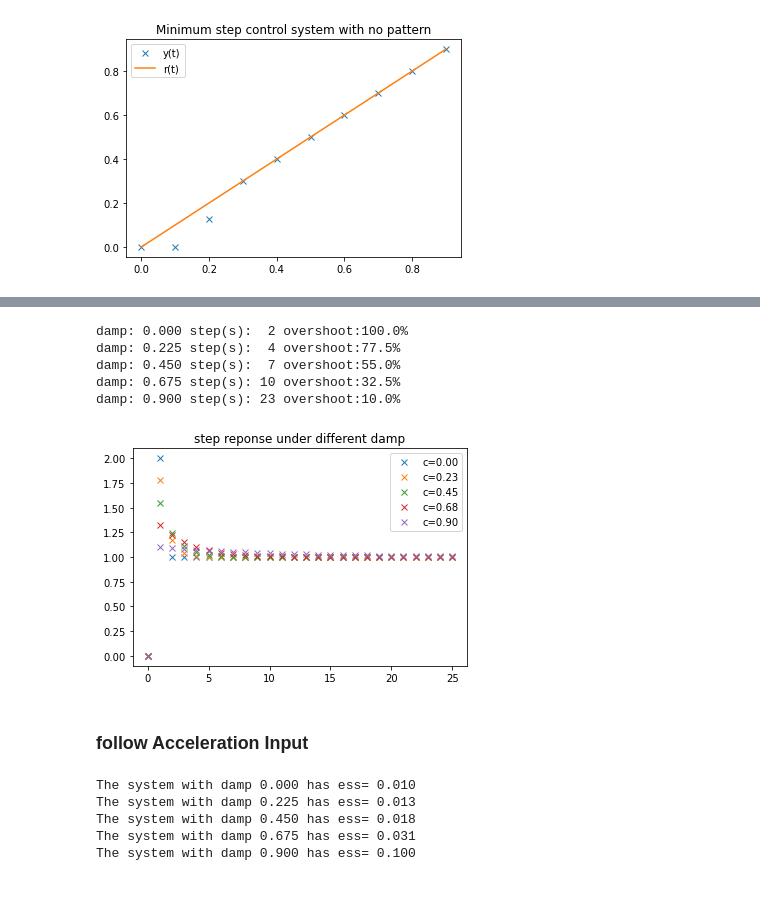
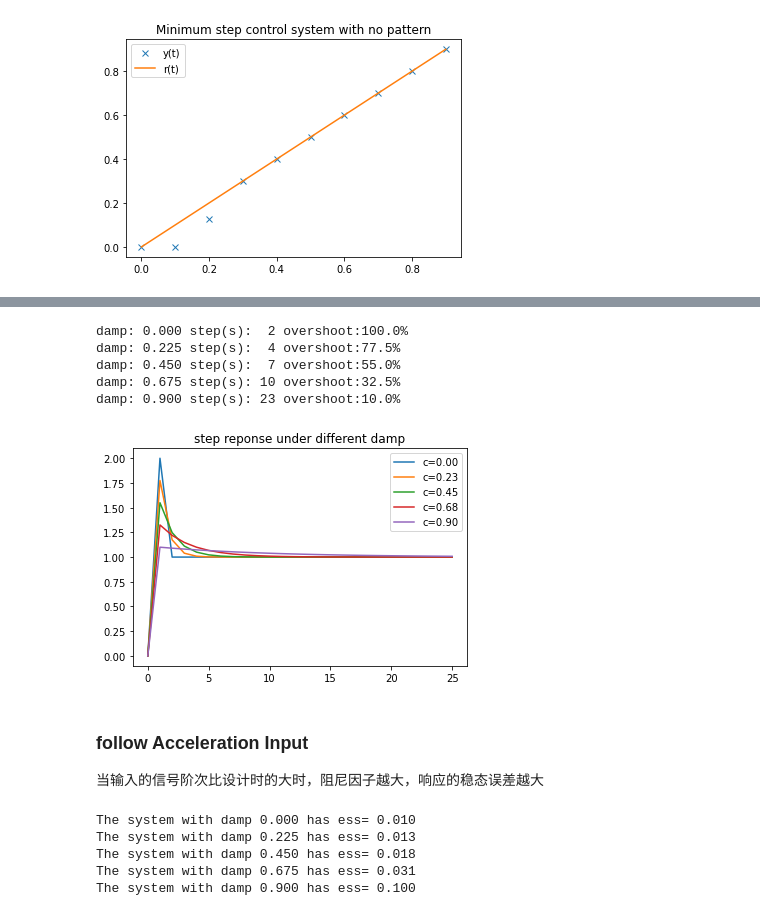
Before and after one commit to xsro/university-learning-code, a Jupyter notebook: 6计算机控制/3最小拍控制系统/MinimumStepControl.ipynb, the cells around one changed output, grey strips where cells are left out. Saved outputs shown, nothing was run; the diff lists cells and outputs as text; code cells hidden in the pictures.

```diff
--- a/6计算机控制/3最小拍控制系统/MinimumStepControl.ipynb
+++ b/6计算机控制/3最小拍控制系统/MinimumStepControl.ipynb
@@ -127,7 +132,7 @@ for c in np.linspace(0,0.9,5):
     WB=WB_addDamp(c)
     t,y=co.forced_response(WB,t,U=r)
     e=r-y
-    plt.plot(t,y,'x',label="c={:.2f}".format(c))
+    plt.plot(t,y,'x-',label="c={:.2f}".format(c))
     for i in range(1,len(e)-1):
         if e[i] <0.01:
             print("damp: %.3f step(s):%3d\tmax error:%-.3f" % (c,i,max(e)))
@@ -147,26 +155,28 @@ damp: 0.900 step(s): 23 max error:0.100
 # %%
 plt.figure()
 for c in np.linspace(0,0.9,5):
     WB=WB_addDamp(c)
     t,y=co.step_response(WB)
     e=1-y
-    plt.plot(t,y,'x',label="c={:.2f}".format(c))
+    plt.plot(t,y,'-',label="c={:.2f}".format(c))
     overshoot=max(y-1)/1
     for i in range(1,len(e)-1):
         if abs(y[i]-1) < 0.01:
             print("damp: %.3f step(s):%3d overshoot:%-3.1f%%" % (c,i,overshoot*100))
             break
 plt.title("step reponse under different damp")
 plt.legend();plt.show()
 # %% [output]
 damp: 0.000 step(s):  2 overshoot:100.0%
 damp: 0.225 step(s):  4 overshoot:77.5%
 damp: 0.450 step(s):  7 overshoot:55.0%
 damp: 0.675 step(s): 10 overshoot:32.5%
 damp: 0.900 step(s): 23 overshoot:10.0%
-[figure, old version]
+[figure, new version]
 # %% [markdown]
 ### follow Acceleration Input
+
+当输入的信号阶次比设计时的大时，阻尼因子越大，响应的稳态误差越大
 # %%
 plt.figure()
 t=np.arange(0,10,0.1)
```
Also changed, not shown: parts of 6 cells of this notebook.
